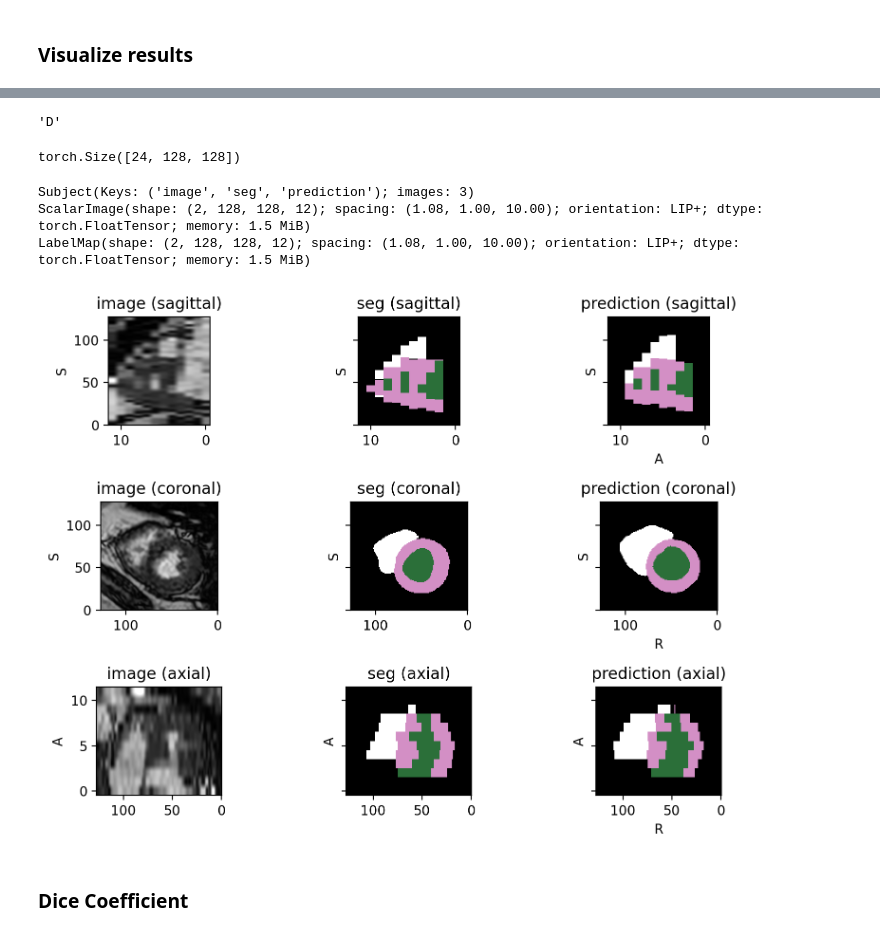
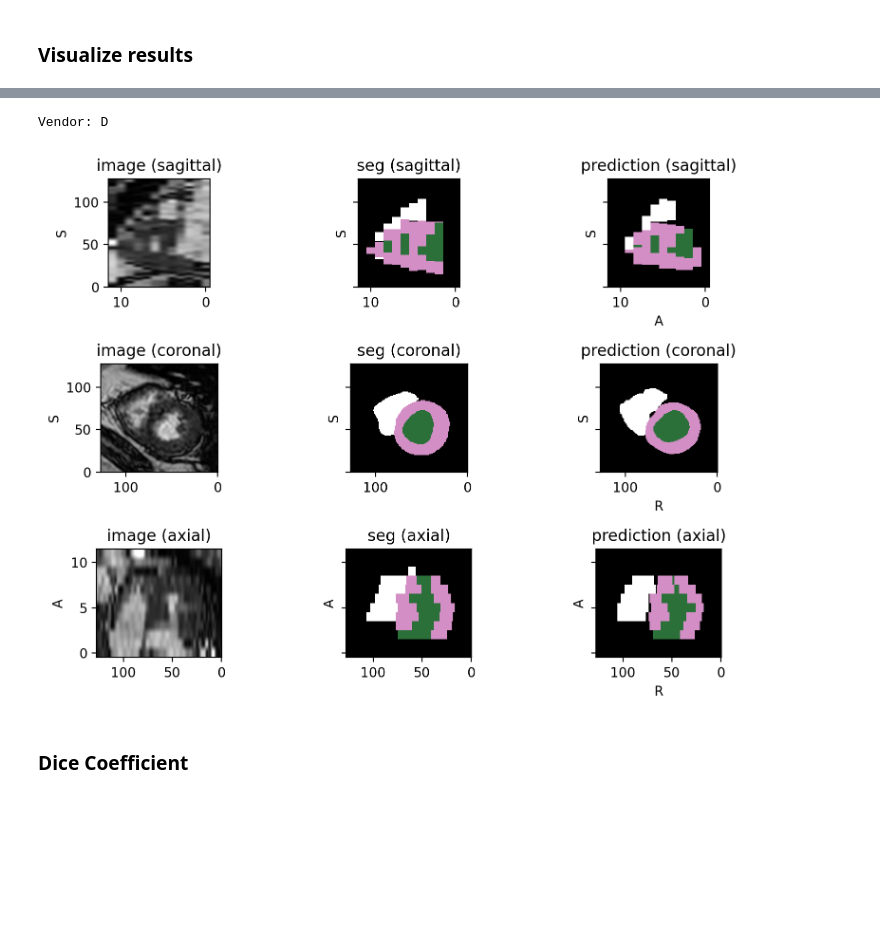
Before and after one commit to MAHDI-Imen/M-M, a Jupyter notebook: M_M.ipynb, the cells around one changed output, grey strips where cells are left out. Cells and saved outputs as stored; diff of their text form; code cells hidden in the pictures; blank space fills up the shorter version.

```diff
--- a/M_M.ipynb
+++ b/M_M.ipynb
@@ -333,13 +173,9 @@ Testing/ Dataset size: 134 subjects
 # %%
 # Get data for one subject
-one_subject = test_dataset[10]
-
-image = one_subject.image.data
-labels = one_subject.seg.data
-id = one_subject.id
-
-# Get metadata
-vendor = metadata.loc[id].Vendor
-vendor
+one_subject = test_dataset_3D[10]
+vendor = metadata.loc[one_subject.id].Vendor
+print("Vendor:", vendor)
+visualize_predictions_3D(model, one_subject, device)
 # %% [output]
-'D'
+Vendor: D
+[figure, added]
@@ -350,15 +181,0 @@ stacked = image.permute((0,3,1,2)).reshape(c*z, 1 ,x, y)
-# %%
-stacked = stacked.to(device)
-
-with torch.no_grad():
-    output = model(stacked)
-
-probabilities = torch.softmax(output, dim=1)
-_, predictions = torch.max(probabilities, dim=1)
-
-predictions = predictions.cpu()
-stacked = stacked.cpu()
-
-print(predictions.shape)
-# %% [output]
-torch.Size([24, 128, 128])
@@ -376,10 +182,3 @@ new_subject = tio.Subject(
-# %%
-visualize_subject(new_subject)
-# %% [output]
-Subject(Keys: ('image', 'seg', 'prediction'); images: 3)
-ScalarImage(shape: (2, 128, 128, 12); spacing: (1.08, 1.00, 10.00); orientation: LIP+; dtype: torch.FloatTensor; memory: 1.5 MiB)
-LabelMap(shape: (2, 128, 128, 12); spacing: (1.08, 1.00, 10.00); orientation: LIP+; dtype: torch.FloatTensor; memory: 1.5 MiB)
-[figure, removed]
 # %% [markdown]
 ### Dice Coefficient
 # %%
```
Also changed, not shown: parts of 25 cells of this notebook, 6 other files.
